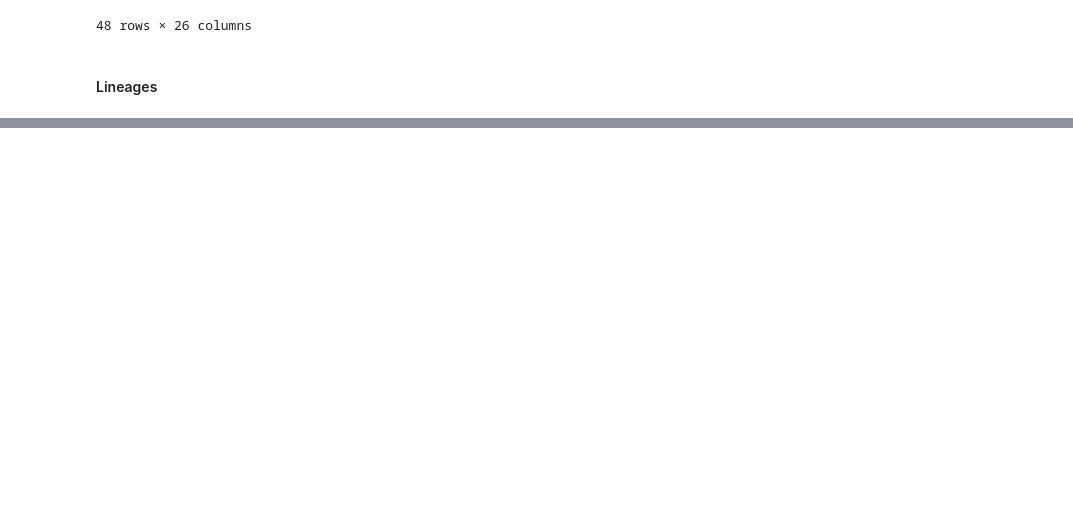
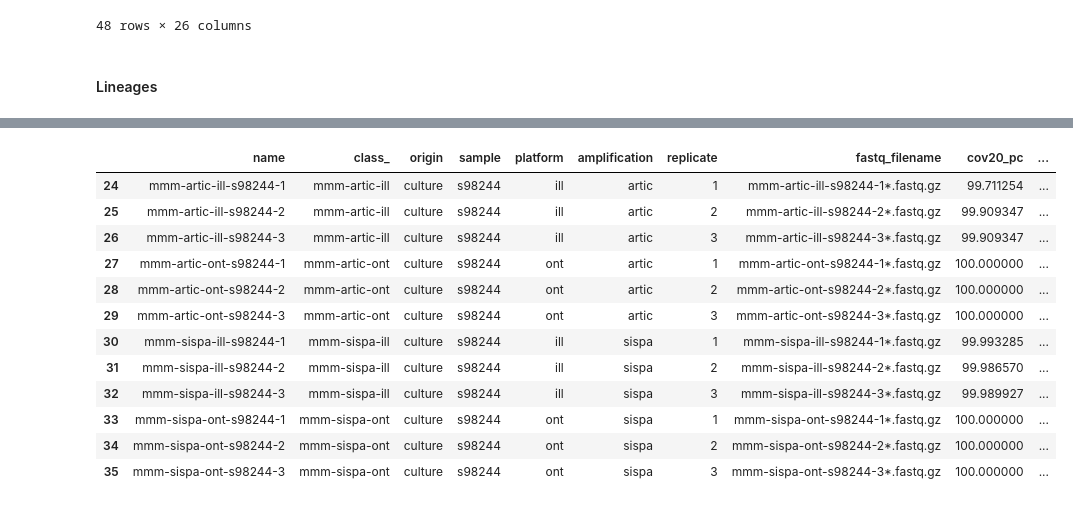
Before and after one commit to GlobalPathogenAnalysisService/gpas-covid-testsets, a Jupyter notebook: mmm-2x2-truth/notebook.ipynb, the cells around one changed output, grey strips where cells are left out. Drawn from its saved outputs; the diff is of its cells as text; code cells hidden in the pictures; blank space fills up the shorter version.

Commit message:
Within sample conflict curation, still WIP

```diff
--- a/mmm-2x2-truth/notebook.ipynb
+++ b/mmm-2x2-truth/notebook.ipynb
@@ -562,0 +638,16 @@ core_subset_df.query("not (amplification == 'sispa' and platform == 'ont') and s
+# %%
+df.query(f"sample == '{sample}'")
+# %% [output]
+|  | name | class_ | origin | sample | platform | amplification | replicate | fastq_filename | cov20_pc | ... |
+| 24 | mmm-artic-ill-s98244-1 | mmm-artic-ill | culture | s98244 | ill | artic | 1 | mmm-artic-ill-s98244-1*.fastq.gz | 99.711254 | ... |
+| 25 | mmm-artic-ill-s98244-2 | mmm-artic-ill | culture | s98244 | ill | artic | 2 | mmm-artic-ill-s98244-2*.fastq.gz | 99.909347 | ... |
+| 26 | mmm-artic-ill-s98244-3 | mmm-artic-ill | culture | s98244 | ill | artic | 3 | mmm-artic-ill-s98244-3*.fastq.gz | 99.909347 | ... |
+| 27 | mmm-artic-ont-s98244-1 | mmm-artic-ont | culture | s98244 | ont | artic | 1 | mmm-artic-ont-s98244-1*.fastq.gz | 100.000000 | ... |
+| 28 | mmm-artic-ont-s98244-2 | mmm-artic-ont | culture | s98244 | ont | artic | 2 | mmm-artic-ont-s98244-2*.fastq.gz | 100.000000 | ... |
+| 29 | mmm-artic-ont-s98244-3 | mmm-artic-ont | culture | s98244 | ont | artic | 3 | mmm-artic-ont-s98244-3*.fastq.gz | 100.000000 | ... |
+| 30 | mmm-sispa-ill-s98244-1 | mmm-sispa-ill | culture | s98244 | ill | sispa | 1 | mmm-sispa-ill-s98244-1*.fastq.gz | 99.993285 | ... |
+| 31 | mmm-sispa-ill-s98244-2 | mmm-sispa-ill | culture | s98244 | ill | sispa | 2 | mmm-sispa-ill-s98244-2*.fastq.gz | 99.986570 | ... |
+| 32 | mmm-sispa-ill-s98244-3 | mmm-sispa-ill | culture | s98244 | ill | sispa | 3 | mmm-sispa-ill-s98244-3*.fastq.gz | 99.989927 | ... |
+| 33 | mmm-sispa-ont-s98244-1 | mmm-sispa-ont | culture | s98244 | ont | sispa | 1 | mmm-sispa-ont-s98244-1*.fastq.gz | 100.000000 | ... |
+| 34 | mmm-sispa-ont-s98244-2 | mmm-sispa-ont | culture | s98244 | ont | sispa | 2 | mmm-sispa-ont-s98244-2*.fastq.gz | 100.000000 | ... |
+| 35 | mmm-sispa-ont-s98244-3 | mmm-sispa-ont | culture | s98244 | ont | sispa | 3 | mmm-sispa-ont-s98244-3*.fastq.gz | 100.000000 | ... |
```
Also changed, not shown: parts of 18 cells of this notebook.
